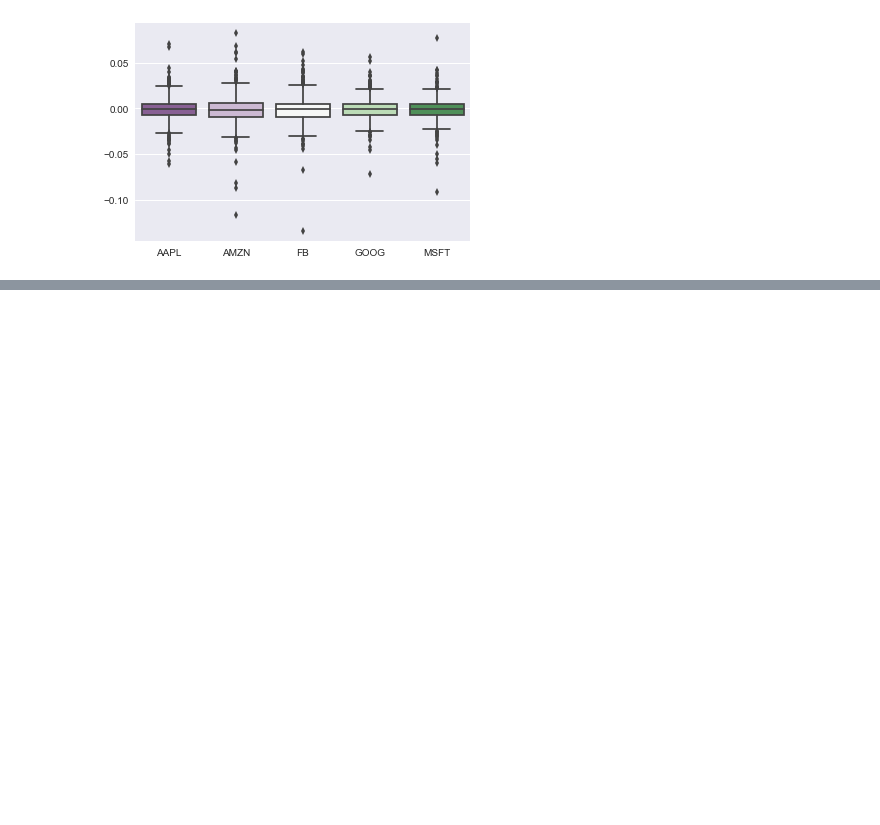
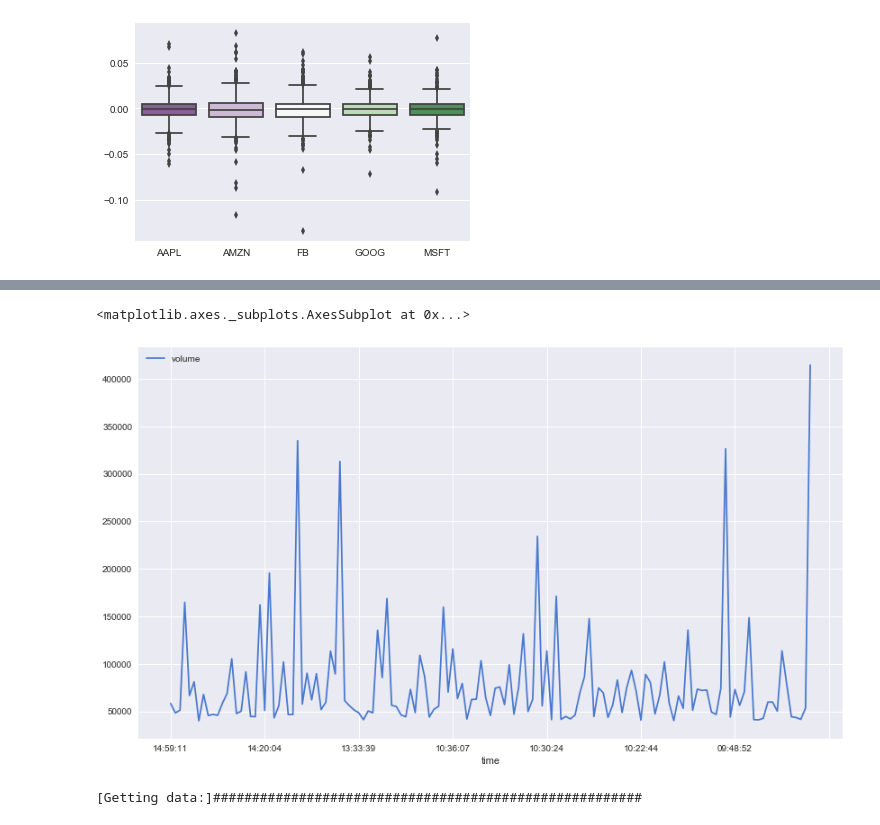
Before and after one commit to Minokun/someCode, a Jupyter notebook: 股票市场分析实战.ipynb, the cells around one changed output, grey strips where cells are left out. Saved outputs shown, nothing was run; the diff lists cells and outputs as text; code cells hidden in the pictures; blank space fills up the shorter version.

```diff
--- a/股票市场分析实战.ipynb
+++ b/股票市场分析实战.ipynb
@@ -101,0 +146,15 @@ sns.boxplot(data=top_tech_dr, palette="PRGn")
+# %%
+ts_big_today = ts.get_sina_dd('600460', date='2018-02-05')
+# %%
+ts_big_today_sell = pd.DataFrame(ts_big_today[ts_big_today['type'] == '卖盘'].set_index('time'), columns=['volume'])
+ts_big_today_sell_price = pd.DataFrame(ts_big_today[ts_big_today['type'] == '卖盘'].set_index('time'), columns=['price'])
+ts_big_today_buy = pd.DataFrame(ts_big_today[ts_big_today['type'] == '买盘'].set_index('time'), columns=['volume'])
+# %%
+ts_big_today_sell.plot(figsize=(14,8))
+# %% [output]
+<matplotlib.axes._subplots.AxesSubplot at 0x...>
+[figure, added]
+# %%
+ts_fc = ts.forecast_data(2017,4)
+# %% [output]
+[Getting data:]#######################################################
```
Also changed, not shown: parts of 16 cells of this notebook, 7 other files.
